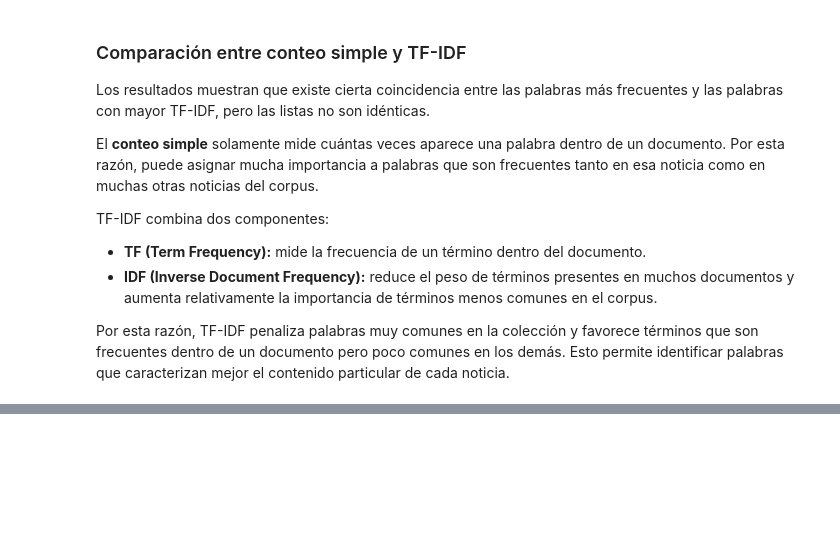
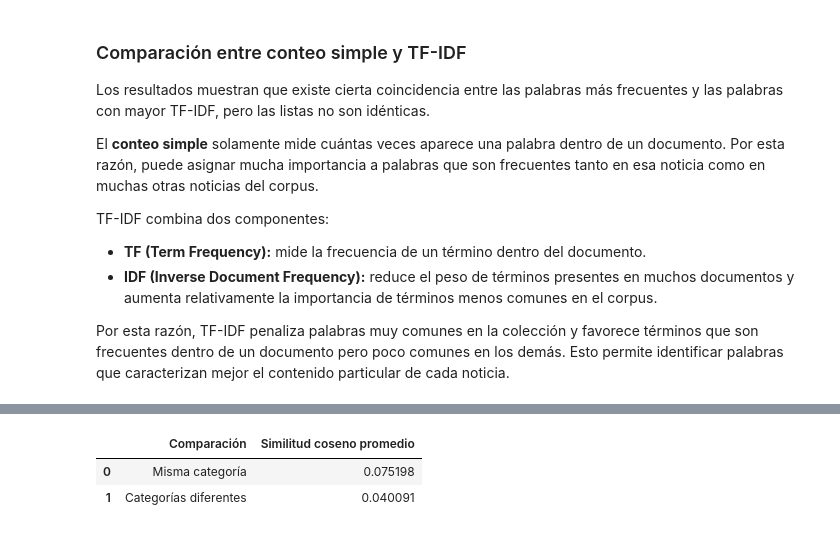
Before and after one commit to Cynthiss/NLP, a Jupyter notebook: lab2_nlp/Lab_2.ipynb, the cells around one changed output, grey strips where cells are left out. Cells and saved outputs as stored; diff of their text form; code cells hidden in the pictures; blank space fills up the shorter version.

```diff
--- a/lab2_nlp/Lab_2.ipynb
+++ b/lab2_nlp/Lab_2.ipynb
@@ -1181,0 +1288,42 @@ Por esta razón, TF-IDF penaliza palabras muy comunes en la colección y favorec
+# %%
+
+# Similitud promedio:
+# misma categoría vs. categorías diferentes
+
+
+categorias = df["Type"].to_numpy()
+
+similitudes_misma_categoria = []
+similitudes_distinta_categoria = []
+
+# Recorremos solamente la parte superior de la matriz
+# para no contar cada pareja dos veces.
+for i in range(len(df)):
+    for j in range(i + 1, len(df)):
+
+        similitud = matriz_similitud[i, j]
+
+        if categorias[i] == categorias[j]:
+            similitudes_misma_categoria.append(similitud)
+        else:
+            similitudes_distinta_categoria.append(similitud)
+
+promedio_misma = np.mean(similitudes_misma_categoria)
+promedio_distinta = np.mean(similitudes_distinta_categoria)
+
+comparacion_similitud = pd.DataFrame({
+    "Comparación": [
+        "Misma categoría",
+        "Categorías diferentes"
+    ],
+    "Similitud coseno promedio": [
+        promedio_misma,
+        promedio_distinta
+    ]
+})
+
+comparacion_similitud
+# %% [output]
+|  | Comparación | Similitud coseno promedio |
+| 0 | Misma categoría | 0.075198 |
+| 1 | Categorías diferentes | 0.040091 |
```
Also changed, not shown: parts of 9 cells of this notebook.
